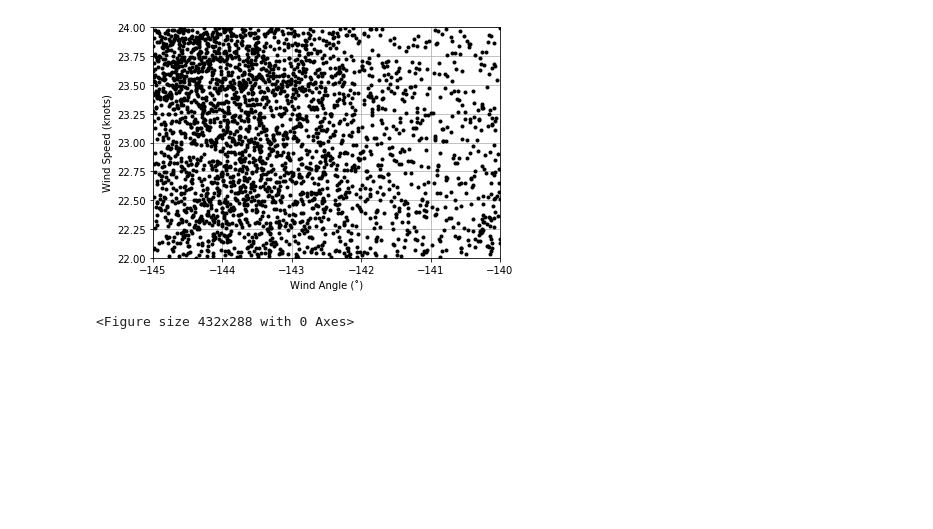
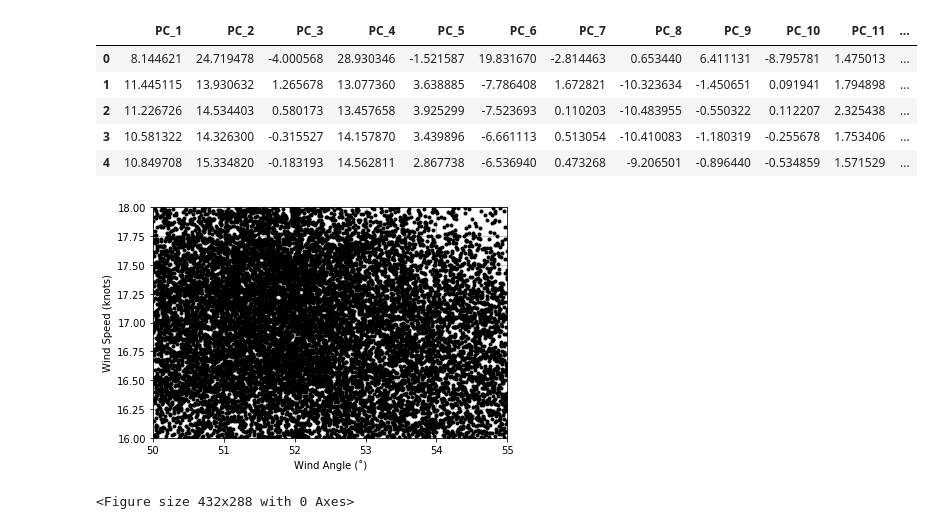
Before and after one commit to mickeycj/france-internship-project, a Jupyter notebook: analyse_bins.ipynb, the cells around one changed output. Cells and saved outputs as stored; diff of their text form; code cells hidden in the pictures; blank space fills up the shorter version.

```diff
--- a/analyse_bins.ipynb
+++ b/analyse_bins.ipynb
@@ -141,5 +158,5 @@ df = read_csv(map(lambda fname: './data/{}/{}.csv'.format(version, fname), ['dat
 df = preprocess_data(df)
 
 # Create the bins. Default size: 5˚ by 2 knots.
-bins, dx, dy, _, max_y, sorted_corr_df = create_bins(df)
+bins, dx, dy, _, max_y = create_bins(df)
 # %%
@@ -169,7 +206,7 @@ plot_corr(bin_corr)
 # %%
-# Retrieve another example of a bin. (-95 to -90˚, 8 to 10 knots)
-bin_name = 'bin_x-95to-90_y8to10'
-binned_df, bin_corr = bins[bin_name]['bin'], bins[bin_name]['corr']
+# Retrieve another example of a bin. (-145 to -140˚, 22 to 24 knots)
+bin_name = 'bin_x-145to-140_y22to24'
+binned_df, bin_corr, bin_corr_list, bin_pca = bins[bin_name]['bin'], bins[bin_name]['corr'], bins[bin_name]['corr_list'], bins[bin_name]['pca']
 x_start, x_finish, y_start, y_finish = [int(s) for s in re.findall(bin_dimensions_regex, bin_name)]
 dx, dy = (x_finish-x_start)/4.0, (y_finish-y_start)/4.0
 
@@ -193,14 +240,24 @@ plot_corr(bin_corr)
+# %%
+# Show bin's PCA.
+bin_pca.head()
+# %% [output]
+|  | PC_1 | PC_2 | PC_3 | PC_4 | PC_5 | PC_6 | PC_7 | PC_8 | PC_9 | PC_10 | PC_11 | ... |
+| 0 | 8.144621 | 24.719478 | -4.000568 | 28.930346 | -1.521587 | 19.831670 | -2.814463 | 0.653440 | 6.411131 | -8.795781 | 1.475013 | ... |
+| 1 | 11.445115 | 13.930632 | 1.265678 | 13.077360 | 3.638885 | -7.786408 | 1.672821 | -10.323634 | -1.450651 | 0.091941 | 1.794898 | ... |
+| 2 | 11.226726 | 14.534403 | 0.580173 | 13.457658 | 3.925299 | -7.523693 | 0.110203 | -10.483955 | -0.550322 | 0.112207 | 2.325438 | ... |
+| 3 | 10.581322 | 14.326300 | -0.315527 | 14.157870 | 3.439896 | -6.661113 | 0.513054 | -10.410083 | -1.180319 | -0.255678 | 1.753406 | ... |
+| 4 | 10.849708 | 15.334820 | -0.183193 | 14.562811 | 2.867738 | -6.536940 | 0.473268 | -9.206501 | -0.896440 | -0.534859 | 1.571529 | ... |
 # %%
-# Retrieve another example of a bin. (-145 to -140˚, 22 to 24 knots)
-bin_name = 'bin_x-145to-140_y22to24'
-binned_df, bin_corr = bins[bin_name]['bin'], bins[bin_name]['corr']
+# Retrieve another example of a bin. (50 to 5˚, 16 to 18 knots)
+bin_name = 'bin_x50to55_y16to18'
+binned_df, bin_corr, bin_corr_list, bin_pca = bins[bin_name]['bin'], bins[bin_name]['corr'], bins[bin_name]['corr_list'], bins[bin_name]['pca']
 x_start, x_finish, y_start, y_finish = [int(s) for s in re.findall(bin_dimensions_regex, bin_name)]
 dx, dy = (x_finish-x_start)/4.0, (y_finish-y_start)/4.0
 
 # Plot the bin.
 plot_wind_angle_speed(binned_df, x_start, y_start, x_finish, y_finish, dx, dy, 3)
 # %% [output]
-[figure, old version]
+[figure, new version]
 <Figure size 432x288 with 0 Axes>
 # %%
 # Plot the boat speed boxplot.
```
Also changed, not shown: parts of 22 cells of this notebook.
